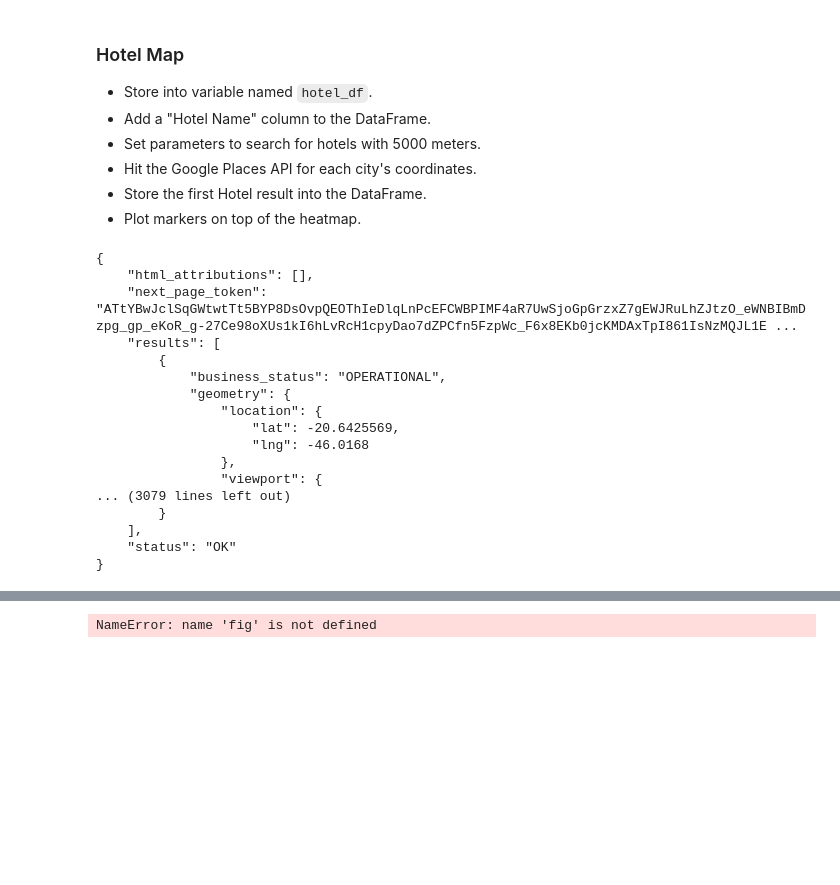
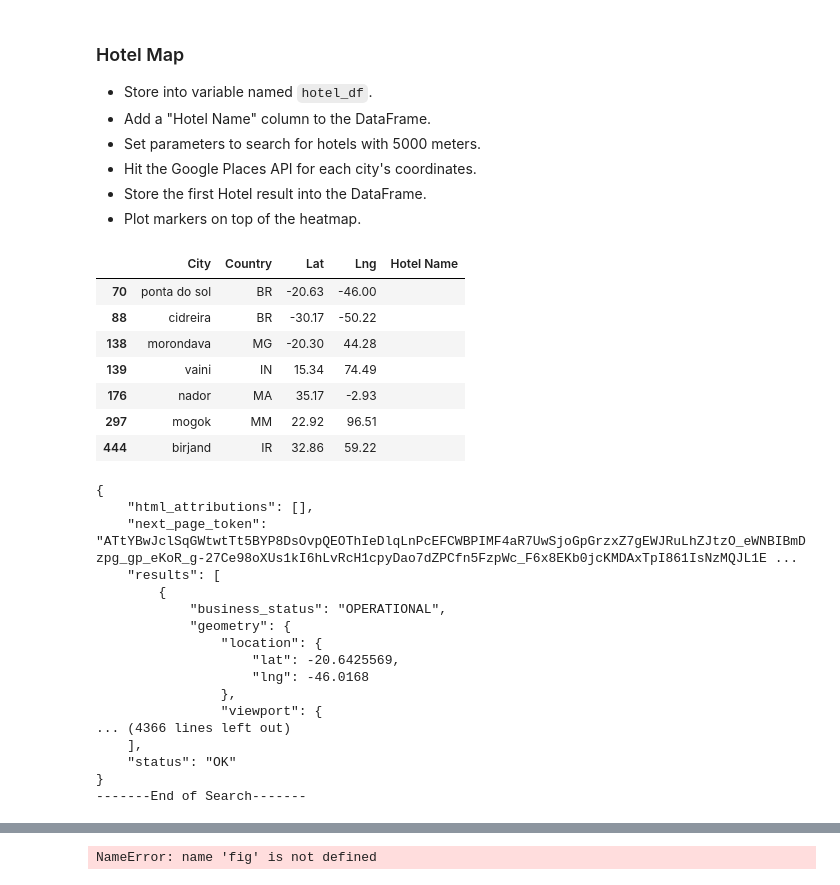
Before and after one commit to Kaylawkelly/6-Python-API-Challenge, a Jupyter notebook: VacationPy/VacationPy.ipynb, the cells around one changed output, grey strips where cells are left out. Drawn from its saved outputs; the diff is of its cells as text; code cells hidden in the pictures; blank space fills up the shorter version.

```diff
--- a/VacationPy/VacationPy.ipynb
+++ b/VacationPy/VacationPy.ipynb
@@ -100,12 +100,24 @@ wc
 * Hit the Google Places API for each city's coordinates.
 * Store the first Hotel result into the DataFrame.
 * Plot markers on top of the heatmap.
+# %%
+hotel_df = wc.loc[:,["City","Country","Lat", "Lng"]]
+
+hotel_df["Hotel Name"]=""
+
+hotel_df
+# %% [output]
+|  | City | Country | Lat | Lng | Hotel Name |
+| 70 | ponta do sol | BR | -20.63 | -46.00 |  |
+| 88 | cidreira | BR | -30.17 | -50.22 |  |
+| 138 | morondava | MG | -20.30 | 44.28 |  |
+| 139 | vaini | IN | 15.34 | 74.49 |  |
+| 176 | nador | MA | 35.17 | -2.93 |  |
+| 297 | mogok | MM | 22.92 | 96.51 |  |
+| 444 | birjand | IR | 32.86 | 59.22 |  |
 # %%
-hotel_df = wc.reset_index(drop=True)
-hotel_df["Hotel"] =""
 
-#set paramaters
-
+baseurl="https://maps.googleapis.com/maps/api/place/nearbysearch/json"
 params = {"radius":5000,"type":"hotels", "keyword":"hotels", "key":g_key}
 
 #loop
@@ -117,7 +129,7 @@ for index, row in hotel_df.iterrows():
 
     params["location"] = f'{lat},{lng}'
 
-    baseurl="https://maps.googleapis.com/maps/api/place/nearbysearch/json"
+
 
     hotel = requests.get(baseurl, params=params).json()
 
@@ -149,11 +161,11 @@ print("-------End of Search-------")
                     "lng": -46.0168
                 },
                 "viewport": {
-... (3079 lines left out)
-        }
+... (4366 lines left out)
     ],
     "status": "OK"
 }
+-------End of Search-------
 # %%
 hotel_df
 # %% [output]
```
Also changed, not shown: parts of 3 cells of this notebook, 6 other files.
